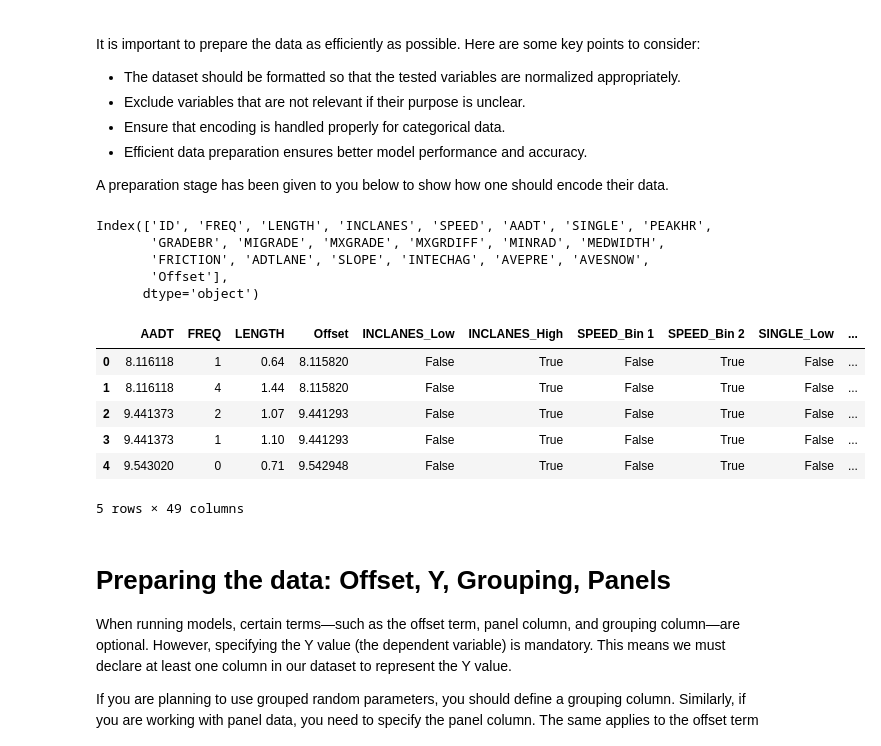
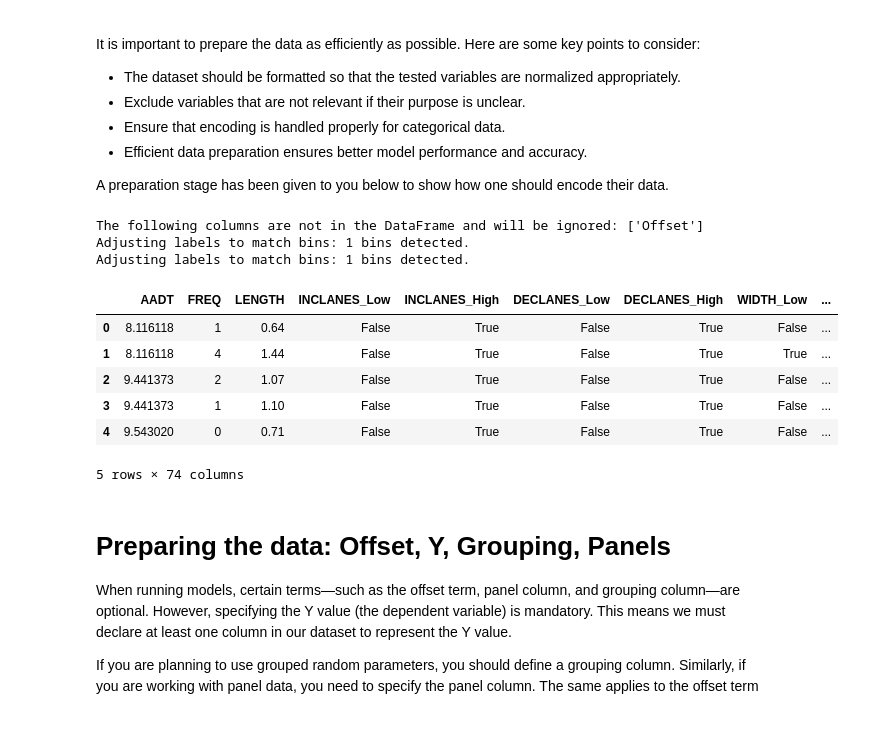
Before and after one commit to zahern/MetaCount, a Jupyter notebook: Tutorial_Batch.ipynb, the cells around one changed output. Saved outputs shown, nothing was run; the diff lists cells and outputs as text; code cells hidden in the pictures.

```diff
--- a/Tutorial_Batch.ipynb
+++ b/Tutorial_Batch.ipynb
@@ -109,46 +109,45 @@ It is important to prepare the data as efficiently as possible. Here are some ke
 from metacountregressor import helperprocess
 import numpy as np
 
 # Step 1: Drop highly correlated features and keep required terms
 df = helperprocess.interactions(df, keep=['FREQ', 'Offset', 'LENGTH', 'AADT'])
 
 # Step 2: Define the configuration dictionary
 config = {
     'AADT': {
         'type': 'continuous',
         'bounds': [0.0, np.inf],  # Filter values between these bounds
         'discrete': False,        # Specify if the data is continuous
         'apply_func': lambda x: np.log(x + 1)  # Custom transformation (log)
     },
     'FREQ': {'type': 'none'},    # Predictor we don't want to change
     'LENGTH': {'type': 'none'},
-    'Offset': {'type': 'none'}
+    #'Offset': {'type': 'none'}
 }
 
 # Step 3: Remove ID columns from the dataset
 dataset = df.drop(columns=['ID'])
 
 # Step 4: Infer types for remaining columns and update the configuration
 for column in dataset.columns:
     if column not in config:
         # Use helper function to determine appropriate typing for undefined variables
         config[column] = helperprocess.guess_low_medium_high(column, dataset[column])
 
 # Step 5: Transform the dataset based on the configuration
 data_new = helperprocess.transform_dataframe(dataset, config)
+data_new.head()
 # %% [output]
-Index(['ID', 'FREQ', 'LENGTH', 'INCLANES', 'SPEED', 'AADT', 'SINGLE', 'PEAKHR',
-       'GRADEBR', 'MIGRADE', 'MXGRADE', 'MXGRDIFF', 'MINRAD', 'MEDWIDTH',
-       'FRICTION', 'ADTLANE', 'SLOPE', 'INTECHAG', 'AVEPRE', 'AVESNOW',
-       'Offset'],
-      dtype='object')
+The following columns are not in the DataFrame and will be ignored: ['Offset']
+Adjusting labels to match bins: 1 bins detected.
+Adjusting labels to match bins: 1 bins detected.
-|  | AADT | FREQ | LENGTH | Offset | INCLANES_Low | INCLANES_High | SPEED_Bin 1 | SPEED_Bin 2 | SINGLE_Low | ... |
-| 0 | 8.116118 | 1 | 0.64 | 8.115820 | False | True | False | True | False | ... |
-| 1 | 8.116118 | 4 | 1.44 | 8.115820 | False | True | False | True | False | ... |
-| 2 | 9.441373 | 2 | 1.07 | 9.441293 | False | True | False | True | False | ... |
-| 3 | 9.441373 | 1 | 1.10 | 9.441293 | False | True | False | True | False | ... |
-| 4 | 9.543020 | 0 | 0.71 | 9.542948 | False | True | False | True | False | ... |
+|  | AADT | FREQ | LENGTH | INCLANES_Low | INCLANES_High | DECLANES_Low | DECLANES_High | WIDTH_Low | ... |
+| 0 | 8.116118 | 1 | 0.64 | False | True | False | True | False | ... |
+| 1 | 8.116118 | 4 | 1.44 | False | True | False | True | True | ... |
+| 2 | 9.441373 | 2 | 1.07 | False | True | False | True | False | ... |
+| 3 | 9.441373 | 1 | 1.10 | False | True | False | True | False | ... |
+| 4 | 9.543020 | 0 | 0.71 | False | True | False | True | False | ... |
-5 rows × 49 columns
+5 rows × 74 columns
 # %% [markdown]
 # Preparing the data: Offset, Y, Grouping, Panels
 
```
Also changed, not shown: parts of 6 cells of this notebook, 10 other files.
